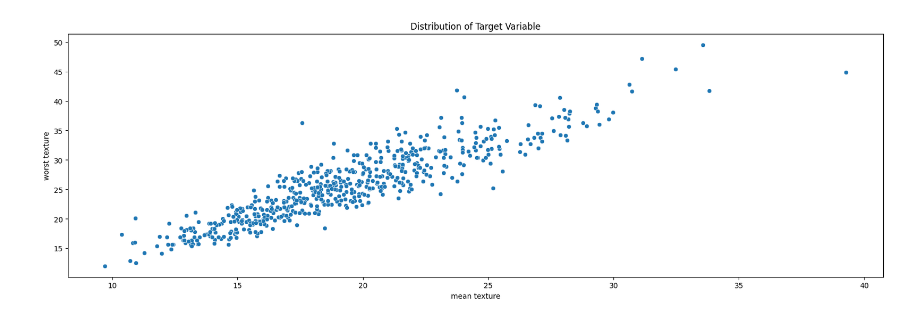
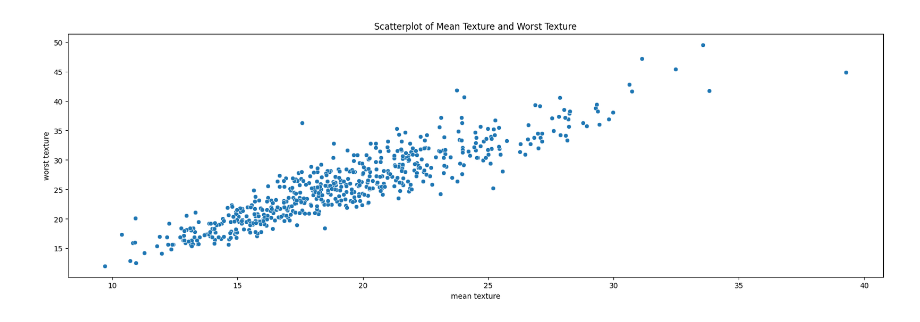
Before and after one commit to Lloydster118/CW1-ML, a Jupyter notebook: CW1_RF.ipynb, the cells around one changed output. Cells and saved outputs as stored; diff of their text form; code cells hidden in the pictures.

```diff
--- a/CW1_RF.ipynb
+++ b/CW1_RF.ipynb
@@ -40,11 +47,10 @@ max          0.663800                 0.207500
 # %%
-# Distribution of Target Variable
 plt.figure(figsize=(20, 6))
 sns.scatterplot(x='mean texture', y= 'worst texture', data=df) # it will produce error change the to column name
-plt.title('Distribution of Target Variable')
+plt.title('Scatterplot of Mean Texture and Worst Texture')
 plt.show()
 # %% [output]
-[figure, old version]
+[figure, new version]
 # %%
 start = time.time()
 
```
Also changed, not shown: parts of 2 cells of this notebook.
